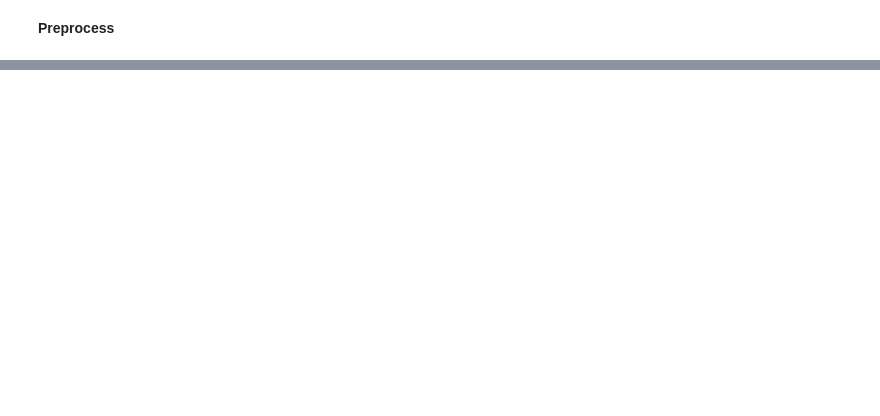
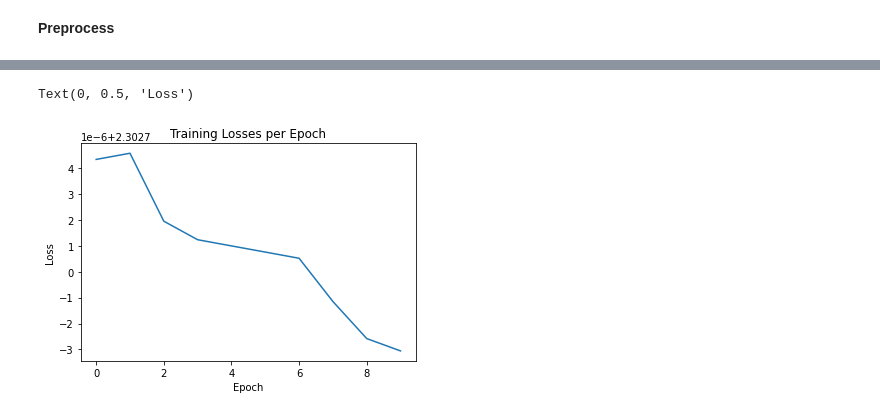
Before and after one commit to guoclara/the-sound-of-music, a Jupyter notebook: scripts/final_project.ipynb, the cells around one changed output, grey strips where cells are left out. Cells and saved outputs as stored; diff of their text form; code cells hidden in the pictures; blank space fills up the shorter version.

```diff
--- a/scripts/final_project.ipynb
+++ b/scripts/final_project.ipynb
@@ -42,0 +140,12 @@ NOTE: to push changes, File -> Save as Copy in Github (under 'scripts' folder)
+# %%
+# Load in preprocess data -> RUN THIS BEFORE RUNNING MODEL
+%cd /content/drive/My Drive/CS1470 Final Project/data
+
+train_data = np.load('/content/drive/MyDrive/CS1470 Final Project/data/train_data.npy')
+train_labels = np.load('/content/drive/MyDrive/CS1470 Final Project/data/train_labels.npy')
+
+validate_data = np.load('/content/drive/MyDrive/CS1470 Final Project/data/validate_data.npy')
+validate_labels = np.load('/content/drive/MyDrive/CS1470 Final Project/data/validate_labels.npy')
+
+test_data = np.load('/content/drive/MyDrive/CS1470 Final Project/data/test_data.npy')
+test_labels = np.load('/content/drive/MyDrive/CS1470 Final Project/data/test_labels.npy')
@@ -62,0 +171,8 @@ import tensorflow as tf
+# %%
+"""
+NOTE: data must be reshaped to [-1, 128, 128, 1] for convolution
+Consider doing this in preprocess
+"""
+train_data = np.reshape(train_data, (-1, 128, 128, 1))
+validate_data = np.reshape(validate_data, (-1, 128, 128, 1))
+test_data = np.reshape(test_data, (-1, 128, 128, 1))
@@ -62,0 +195,57 @@ import tensorflow as tf
+# %%
+# Run model on training set
+
+def train(model, train_data, train_labels):
+  """
+  Run through a single epoch on train set
+  :return: list of batch losses and average train accuracy across all batches
+  """
+  # Set model hyperparameters
+  bsz = model.batch_sz = 128
+  model.hlayer_sz = 1024
+
+  train_loss = []
+  train_accuracy = []
+  for start, end in zip(range(0, len(train_data) - bsz, bsz), range(bsz, len(train_data), bsz)):
+    batched_train = tf.convert_to_tensor(train_data[start:end, :, :, :])
+    batched_labels = tf.convert_to_tensor(train_labels[start:end])
+
+    with tf.GradientTape() as tape:
+      logits = model.call(batched_train)
+      batch_loss = model.loss_func(logits, batched_labels)
+      train_loss.append(batch_loss)
+      print(f"batch loss: {batch_loss}")
+
+    batch_accuracy = model.accuracy_func(logits, batched_labels)
+    train_accuracy.append(batch_accuracy)
+    print(f"batch accuracy: {batch_accuracy}")
+
+    gradients = tape.gradient(batch_loss, model.trainable_variables)
+    model.optimizer.apply_gradients(zip(gradients,model.trainable_variables))
+
+  accuracy = tf.reduce_mean(train_accuracy)
+  return train_loss, accuracy
+
+# Call train
+# NOTE: training for 10 epochs
+epoch_losses = []
+epoch_accuracies = []
+for i in range(10):
+  print(f"epoch: {i}")
+  losses, accuracy = train(model, train_data, train_labels)
+  avg_loss = tf.reduce_mean(losses) # Average losses across all batches
+  epoch_losses.append(avg_loss)
+  epoch_accuracies.append(accuracy)
+  print(f"epoch train accuracy: {accuracy}")
+  print(f"epoch average loss: {avg_loss}")
+
+final_accuracy = tf.reduce_mean(epoch_accuracies)
+print(f"final accuracy across all epochs: {final_accuracy}")
+
+# Uncomment to visualize train losses
+x = [i for i in range(10)]
+plt.plot(x, epoch_losses)
+plt.title("Training Losses per Epoch")
+plt.xlabel("Epoch")
+plt.ylabel("Loss")
+# %% [output]
@@ -62,0 +269,2 @@ import tensorflow as tf
+Text(0, 0.5, 'Loss')
+[figure, added]
```
Also changed, not shown: parts of 17 cells of this notebook.
